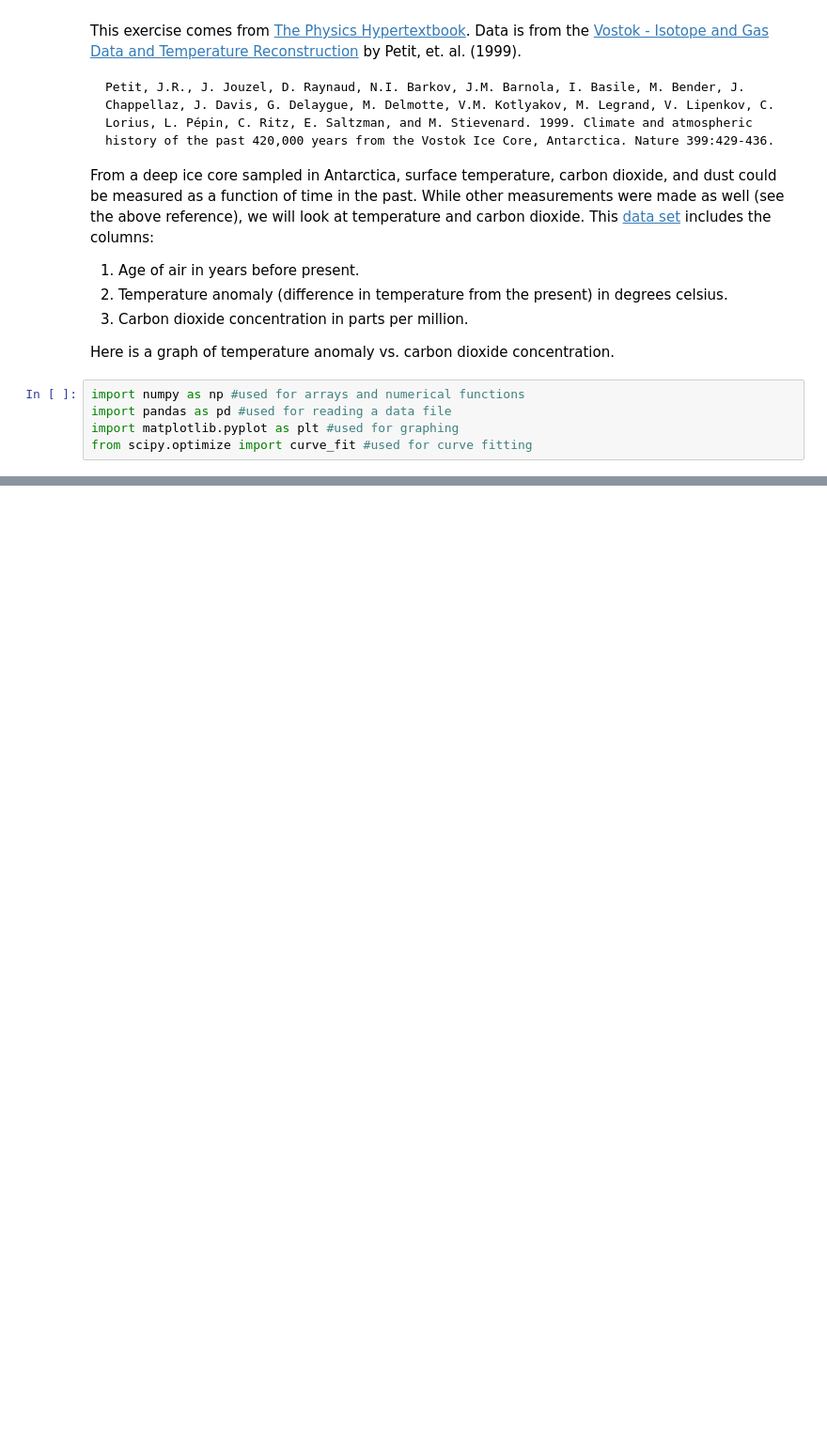
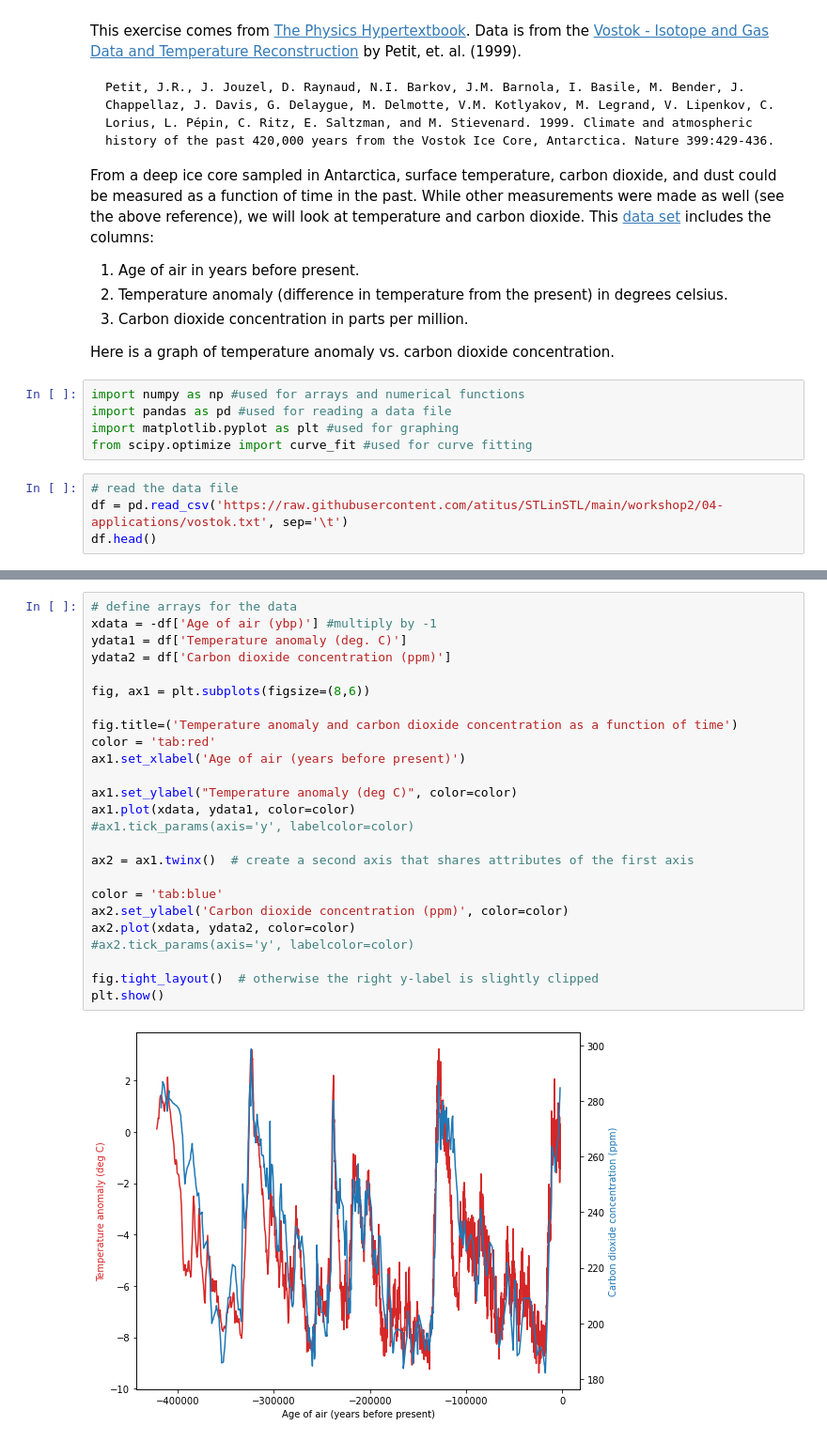
Before and after one commit to atitus/STLinSTL, a Jupyter notebook: workshop2/04-applications/vostok.ipynb, the cells around one changed output, grey strips where cells are left out. Shown at 94% size. Drawn from its saved outputs; the diff is of its cells as text; blank space fills up the shorter version.

Commit message:
vostok

```diff
--- a/workshop2/04-applications/vostok.ipynb
+++ b/workshop2/04-applications/vostok.ipynb
@@ -17,3 +17,7 @@ import numpy as np #used for arrays and numerical functions
 import pandas as pd #used for reading a data file
 import matplotlib.pyplot as plt #used for graphing
 from scipy.optimize import curve_fit #used for curve fitting
+# %%
+# read the data file
+df = pd.read_csv('https://raw.githubusercontent.com/atitus/STLinSTL/main/workshop2/04-applications/vostok.txt', sep='\t')
+df.head()
@@ -19,0 +31,27 @@ from scipy.optimize import curve_fit #used for curve fitting
+# %%
+# define arrays for the data
+xdata = -df['Age of air (ybp)'] #multiply by -1
+ydata1 = df['Temperature anomaly (deg. C)']
+ydata2 = df['Carbon dioxide concentration (ppm)']
+
+fig, ax1 = plt.subplots(figsize=(8,6))
+
+fig.title=('Temperature anomaly and carbon dioxide concentration as a function of time')
+color = 'tab:red'
+ax1.set_xlabel('Age of air (years before present)')
+
+ax1.set_ylabel("Temperature anomaly (deg C)", color=color)
+ax1.plot(xdata, ydata1, color=color)
+#ax1.tick_params(axis='y', labelcolor=color)
+
+ax2 = ax1.twinx()  # create a second axis that shares attributes of the first axis
+
+color = 'tab:blue'
+ax2.set_ylabel('Carbon dioxide concentration (ppm)', color=color)
+ax2.plot(xdata, ydata2, color=color)
+#ax2.tick_params(axis='y', labelcolor=color)
+
+fig.tight_layout()  # otherwise the right y-label is slightly clipped
+plt.show()
+# %% [output]
+[figure, added]
```
Also changed, not shown: parts of 5 cells of this notebook, 2 other files.
